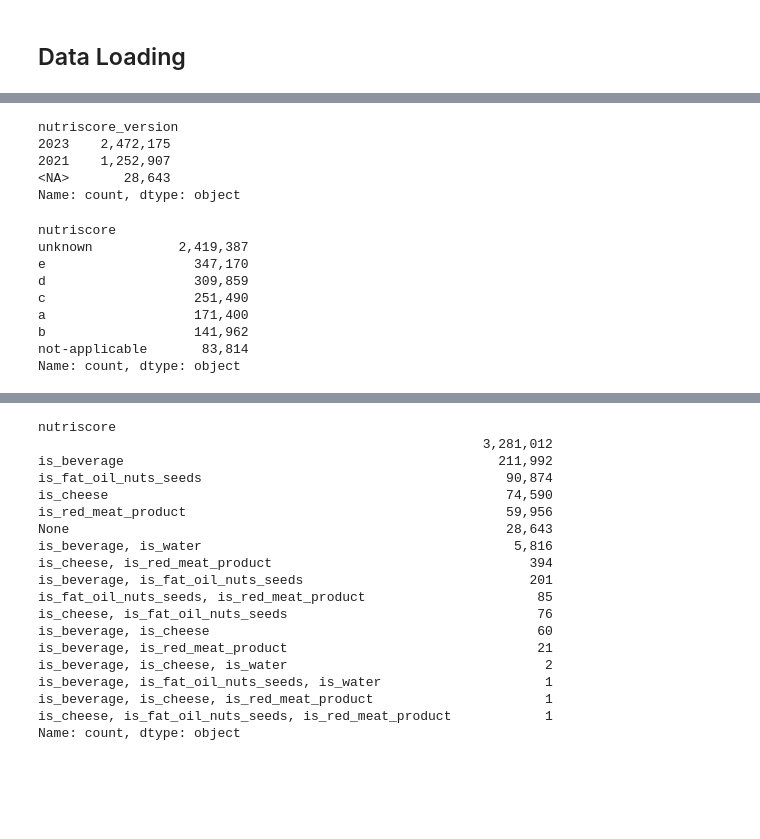
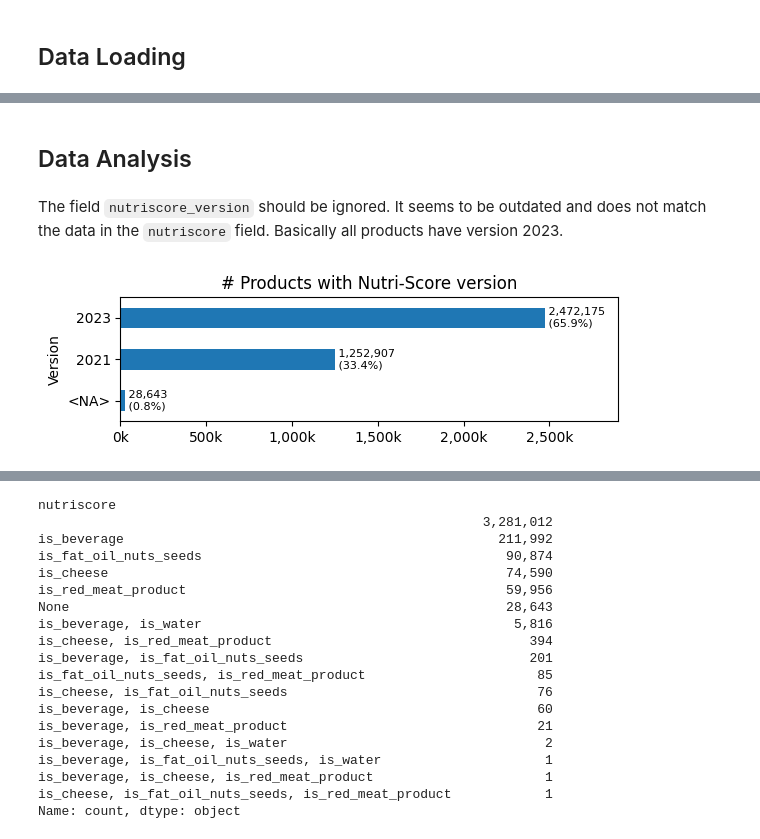
Before and after one commit to goerlitz/openfoodfacts-data-analysis, a Jupyter notebook: notebooks/30_nutriscore_analysis.ipynb, the cells around one changed output, grey strips where cells are left out. Drawn from its saved outputs; the diff is of its cells as text; code cells hidden in the pictures; blank space fills up the shorter version.

```diff
--- a/notebooks/30_nutriscore_analysis.ipynb
+++ b/notebooks/30_nutriscore_analysis.ipynb
@@ -162,4 +165,0 @@ Name: count, dtype: object
-# %%
-ax = counts.plot.barh(figsize=(6,3))
-ax.xaxis.set_major_formatter(lambda x, pos: f'{int(x):,}')
-ax.invert_yaxis()
@@ -167,0 +186,4 @@ ax.invert_yaxis()
+# %%
+file_path = "../data/country_tag_mapping.csv"
+df_cc = pd.read_csv(file_path).set_index("country_tag")
+df_cc
@@ -168,20 +205,34 @@ ax.invert_yaxis()
+# %%
+code_lookup = df_cc['code'].to_dict()
+
+def toCountryCode(tags: list):
+    if isinstance(tags, list):
+        return [code_lookup[tag] for tag in tags if tag in code_lookup]
+    else:
+        return None
+
+df['cc'] = df['countries_tags'].apply(toCountryCode)
+# %% [markdown]
+## Data Analysis
+# %%
+# Annotate each horizontal bar with its value
+def annotate_hbars(ax, total: int):
+    for bar in ax.patches:
+        width = bar.get_width()
+        ax.text(width + 1, bar.get_y() + bar.get_height() / 2,
+            f' {int(width):,}\n ({width / total * 100:.1f}%)', va='center', ha='left', fontsize=8)
+# %% [markdown]
+The field `nutriscore_version` should be ignored. It seems to be outdated and does not match the data in the `nutriscore` field. Basically all products have version 2023.
 # %%
-df.nutriscore_version.value_counts(dropna=False).map("{:,}".format)
+ax = df.nutriscore_version.value_counts(dropna=False).plot.barh(figsize=(6, 2))
+ax.xaxis.set_major_formatter(lambda x, pos: f'{int(x/1000):,}k')
+ax.invert_yaxis()
+ax.set_ylabel('Version')
+
+annotate_hbars(ax, len(df))
+plt.xlim(0, 2.9e6)
+
+plt.title('# Products with Nutri-Score version')
+plt.tight_layout()
 # %% [output]
-nutriscore_version
-2023    2,472,175
-2021    1,252,907
-<NA>       28,643
-Name: count, dtype: object
+[figure, added]
-# %%
-df.nutriscore.dropna().map(lambda x: x['grade']).value_counts(dropna=False).map("{:,}".format)
-# %% [output]
-nutriscore
-unknown           2,419,387
-e                   347,170
-d                   309,859
-c                   251,490
-a                   171,400
-b                   141,962
-not-applicable       83,814
-Name: count, dtype: object
```
Also changed, not shown: parts of 47 cells of this notebook.
